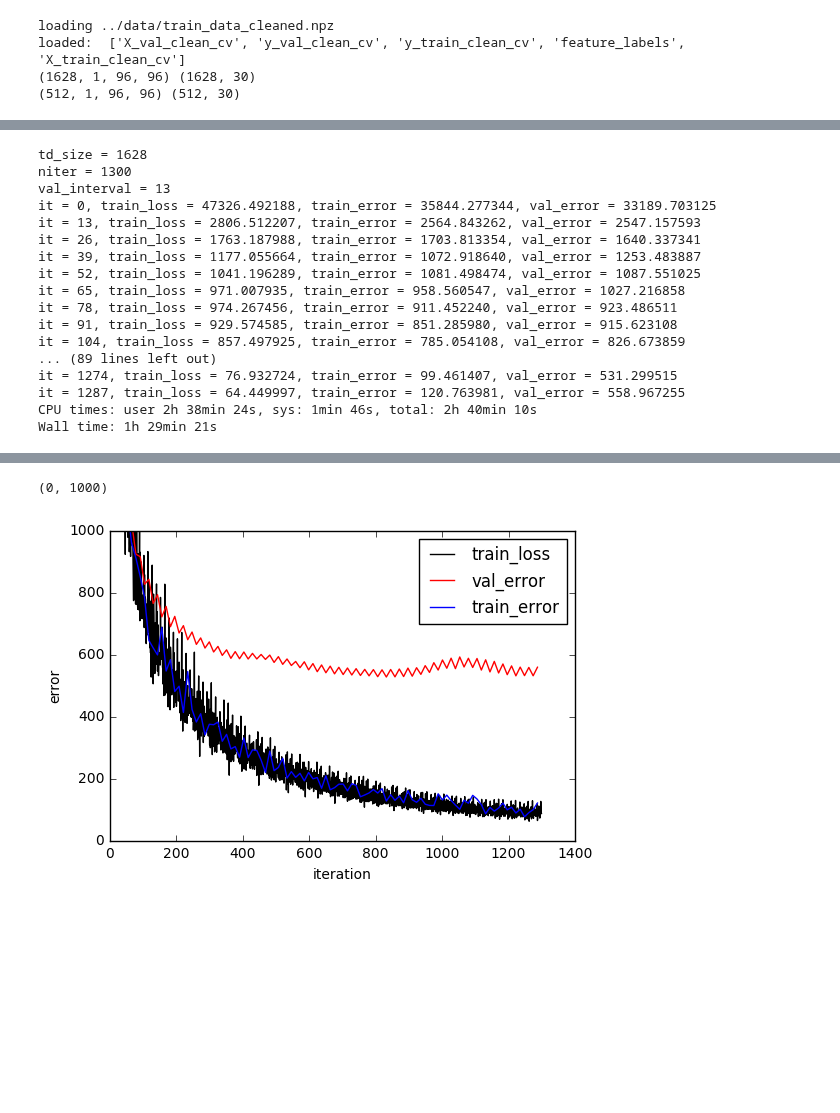
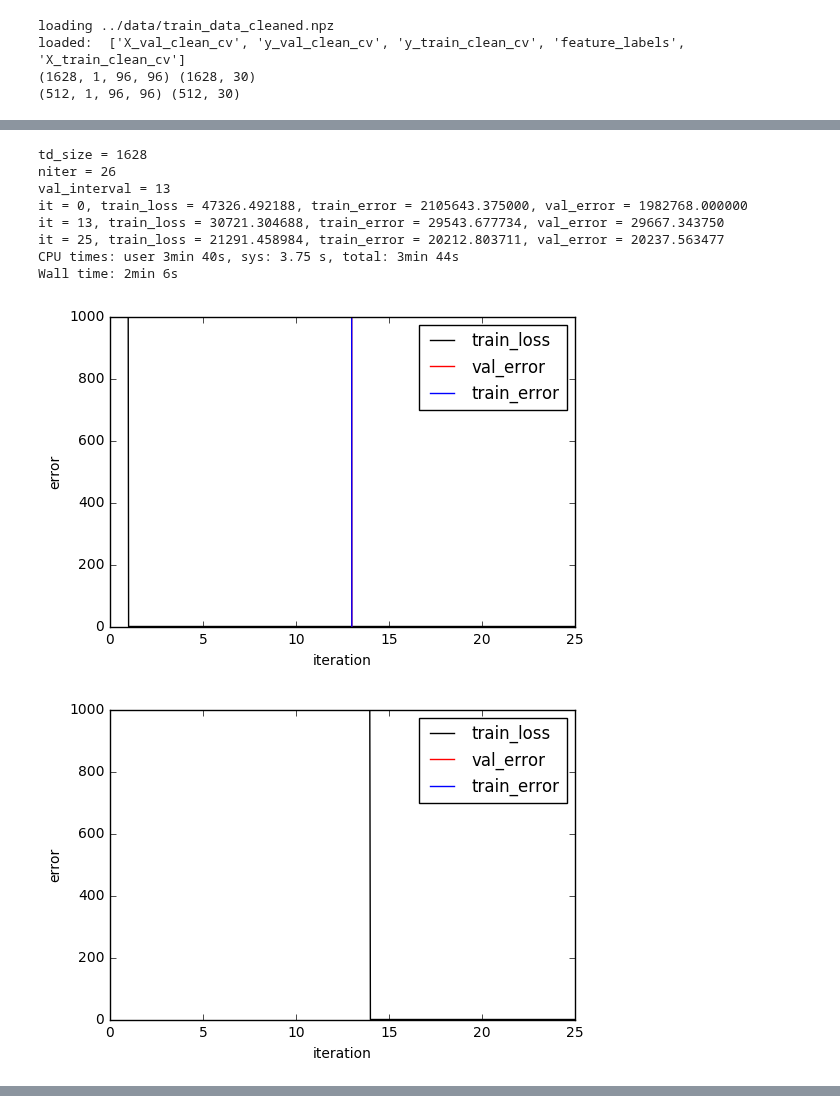
Before and after one commit to shaktisourav/facial_keypoint_recognition, a Jupyter notebook: src/facial_recog_le_net.ipynb, the cells around one changed output, grey strips where cells are left out. Drawn from its saved outputs; the diff is of its cells as text; code cells hidden in the pictures; blank space fills up the shorter version.

Commit message:
add auto_stop train loop

```diff
--- a/src/facial_recog_le_net.ipynb
+++ b/src/facial_recog_le_net.ipynb
@@ -29,9 +31,12 @@ loaded:  ['X_val_clean_cv', 'y_val_clean_cv', 'y_train_clean_cv', 'feature_label
 # %%
 #Define all params for training
 batch_size = 128
-base_learning_rate = 5.411695e-03
+base_lr = 5.411695e-04
 num_epochs = 100
-regularization_param = 4.641589e-03
+min_epochs = 50
+auto_stop = True
+
+reg_param = 4.641589e-03
 td_size = X_train_clean_cv.shape[0]
 # td_size = 256
 val_data_size = X_val_clean_cv.shape[0]
@@ -253,47 +274,58 @@ train_error = np.zeros( int(np.ceil(float(niter) / val_interval)))
 val_error = np.zeros( int(np.ceil(float(niter) / val_interval)))
 
 for it in range(niter):
     solver.step(1)
 
     train_loss[it] = solver.net.blobs['loss'].data
 
 
 
-    if (it % val_interval) == 0:
+    if (it % val_interval) == 0 or (it == niter - 1):
 
         val_error_this = 0
         for test_it in range(niter_val_error):
             solver.test_nets[0].forward()
             val_error_this += euclidean_loss(solver.test_nets[0].blobs['score'].data ,
                                              solver.test_nets[0].blobs['label'].data) / niter_val_error
         val_error[it // val_interval] = val_error_this
 
         train_error_this = 0
         for test_it in range(niter_train_error):
             solver.test_nets[1].forward()
             train_error_this += euclidean_loss(solver.test_nets[1].blobs['score'].data ,
                                              solver.test_nets[1].blobs['label'].data) / niter_train_error
         train_error[it // val_interval] = train_error_this
 
 
         print "it = %d, train_loss = %f, train_error = %f, val_error = %f" % (it, train_loss[it], train_error[it // val_interval], val_error[it // val_interval])
 
-solver.net.save('lenet_trained.caffemodel')
+        _, ax1 = plt.subplots()
+        # ax2 = ax1.twinx()
+        ax1.plot(range(niter), train_loss, 'k', label='train_loss')
+        ax1.plot(val_interval * np.arange(len(val_error)), val_error, 'r', label='val_error')
+        ax1.plot(val_interval * np.arange(len(train_error)), train_error, 'b', label='train_error')
+        ax1.legend()
+        ax1.set_xlabel('iteration')
+        ax1.set_ylabel('error')
+        ax1.set_ylim([0,1000])
+
+        if (auto_stop == True) and (it >= min_epochs * batch_size):
+            val_it = it // val_interval
+            train_error_10 = train_error[val_it - 10: val_it]
+            mean_diff_10 = np.mean(np.diff(train_error_10))
+            if np.abs(mean_diff_10) < 5:
+                print "mean_diff_10 = ", mean_diff_10
+                break
+train_suffix = "__b_lr_%.02e__reg_param_%0.02e__batch_size_%d" % (base_lr, reg_param, batch_size)
+solver.net.save('lenet_trained' + train_suffix + '.caffemodel')
 # %% [output]
 td_size = 1628
-niter = 1300
+niter = 26
 val_interval = 13
-it = 0, train_loss = 47326.492188, train_error = 35844.277344, val_error = 33189.703125
-it = 13, train_loss = 2806.512207, train_error = 2564.843262, val_error = 2547.157593
-it = 26, train_loss = 1763.187988, train_error = 1703.813354, val_error = 1640.337341
-it = 39, train_loss = 1177.055664, train_error = 1072.918640, val_error = 1253.483887
-it = 52, train_loss = 1041.196289, train_error = 1081.498474, val_error = 1087.551025
-it = 65, train_loss = 971.007935, train_error = 958.560547, val_error = 1027.216858
-it = 78, train_loss = 974.267456, train_error = 911.452240, val_error = 923.486511
-it = 91, train_loss = 929.574585, train_error = 851.285980, val_error = 915.623108
-it = 104, train_loss = 857.497925, train_error = 785.054108, val_error = 826.673859
-... (89 lines left out)
-it = 1274, train_loss = 76.932724, train_error = 99.461407, val_error = 531.299515
-it = 1287, train_loss = 64.449997, train_error = 120.763981, val_error = 558.967255
-CPU times: user 2h 38min 24s, sys: 1min 46s, total: 2h 40min 10s
-Wall time: 1h 29min 21s
+it = 0, train_loss = 47326.492188, train_error = 2105643.375000, val_error = 1982768.000000
+it = 13, train_loss = 30721.304688, train_error = 29543.677734, val_error = 29667.343750
+it = 25, train_loss = 21291.458984, train_error = 20212.803711, val_error = 20237.563477
+CPU times: user 3min 40s, sys: 3.75 s, total: 3min 44s
+Wall time: 2min 6s
+[figure, added]
+[figure, added]
@@ -300,15 +332,0 @@ Wall time: 1h 29min 21s
-# %%
-import matplotlib.pyplot as plt
-
-_, ax1 = plt.subplots()
-# ax2 = ax1.twinx()
-ax1.plot(range(niter), train_loss, 'k', label='train_loss')
-ax1.plot(val_interval * np.arange(len(val_error)), val_error, 'r', label='val_error')
-ax1.plot(val_interval * np.arange(len(train_error)), train_error, 'b', label='train_error')
-ax1.legend()
-ax1.set_xlabel('iteration')
-ax1.set_ylabel('error')
-ax1.set_ylim([0,1000])
-# %% [output]
-(0, 1000)
-[figure, removed]
```
Also changed, not shown: parts of 12 cells of this notebook.
